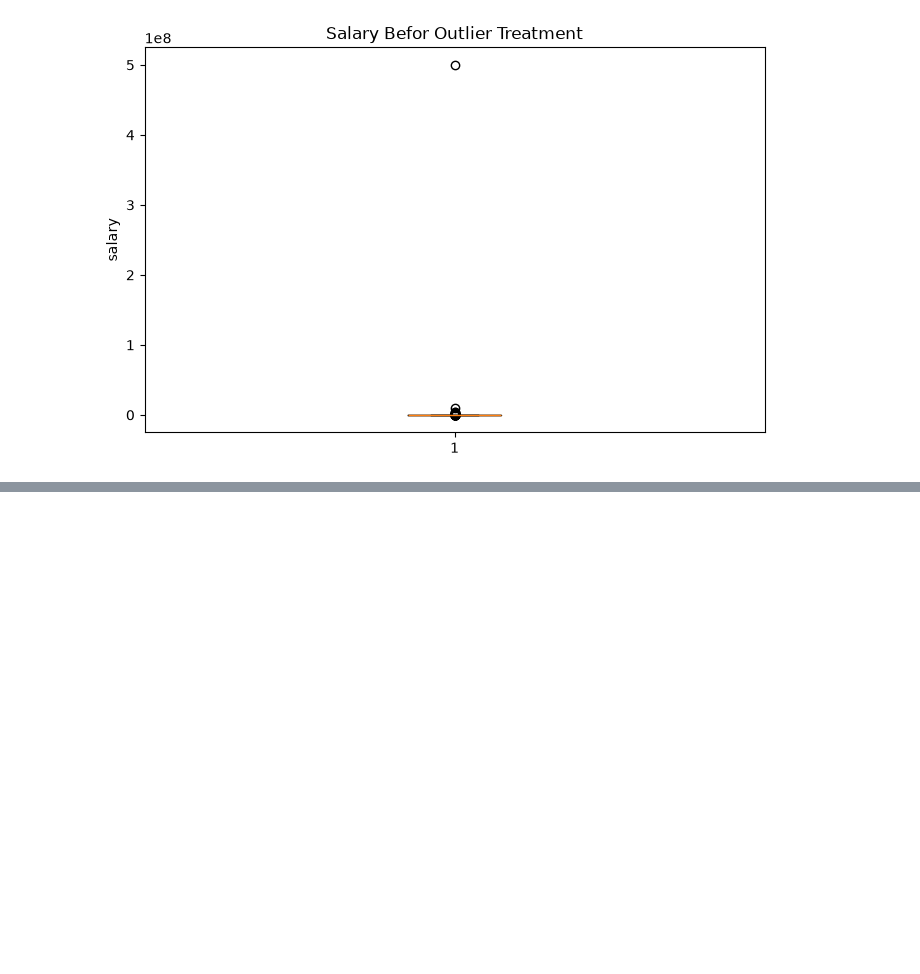
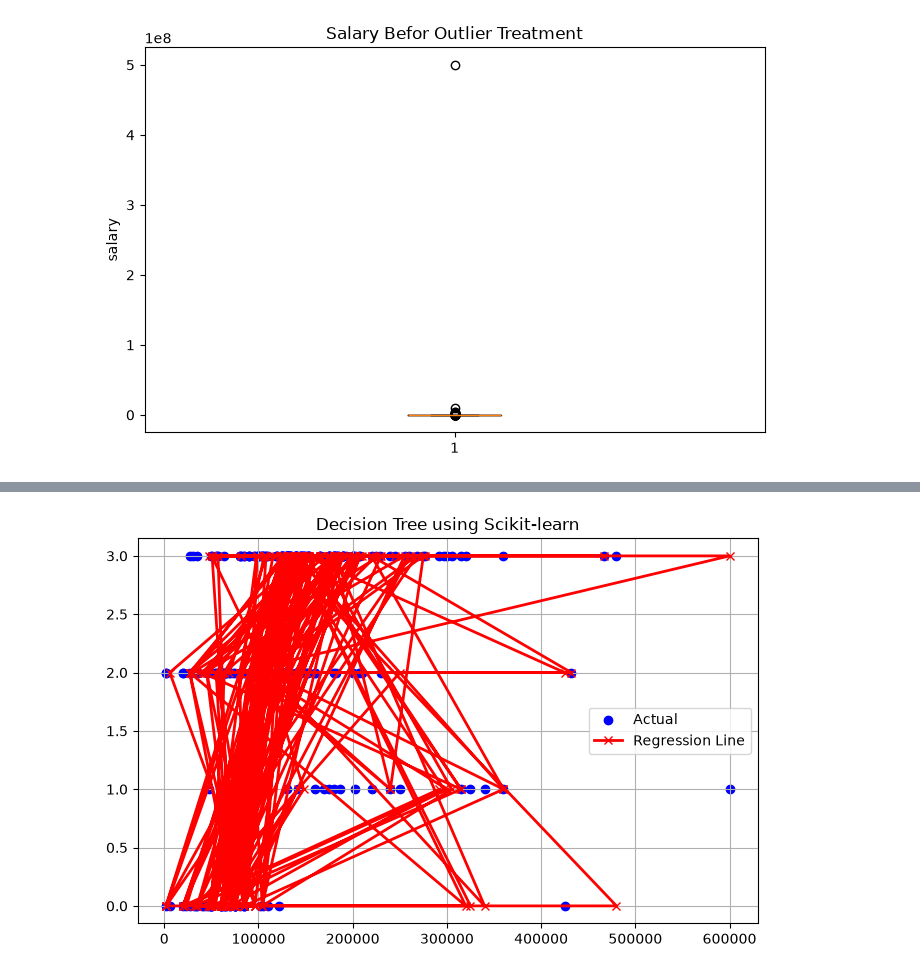
Before and after one commit to sujansure978/Sujan-training-journey-on-AIML, a Jupyter notebook: Cyber_salary_dataset.ipynb, the cells around one changed output, grey strips where cells are left out. Cells and saved outputs as stored; diff of their text form; code cells hidden in the pictures; blank space fills up the shorter version.

```diff
--- a/Cyber_salary_dataset.ipynb
+++ b/Cyber_salary_dataset.ipynb
@@ -104,3 +104,68 @@ plt.ylabel('salary')
 plt.show()
 # %% [output]
 [figure]
+# %%
+from sklearn.tree import DecisionTreeClassifier
+from sklearn.preprocessing import LabelEncoder
+from sklearn.metrics import accuracy_score,confusion_matrix,classification_report,f1_score,recall_score,precision_score
+X=df[["salary"]]
+y=df[["experience_level"]]
+label_encoder=LabelEncoder()
+y=label_encoder.fit_transform(y)
+X_train,X_test,y_train,y_test=train_test_split(
+    X,
+    y,
+    test_size=0.20,
+    random_state=42
+)
+model= DecisionTreeClassifier(random_state=42)
+model.fit(X_train,y_train)
+#print(model.intercept_)
+#print(model.coef_)
+y_pred=model.predict(X_test)
+result=pd.DataFrame({
+    "Salary":X_test["salary"].values,
+    "Actual city":label_encoder.inverse_transform(y_test),
+    "Predicted city":label_encoder.inverse_transform(y_pred)
+})
+print("\n Actual VS prdicted Experienced level")
+print(result.head(10))
+print("\nAccuary:")
+print(accuracy_score(y_test,y_pred))
+print("\nClassfication Report:")
+print(classification_report(y_test,y_pred))
+print("\nConfusion Matrix:")
+print(confusion_matrix(y_test,y_pred))
+print("\n F1-score:")
+print(f1_score(y_test,y_pred,average='weighted'))
+print("\n Recall Score:")
+print(recall_score(y_test,y_pred,average='weighted'))
+print("\n Precision Score:")
+print(precision_score(y_test,y_pred,average='weighted'))
+
+# Plot
+plt.figure(figsize=(8,5))
+
+plt.scatter(
+    X_test["salary"],
+    y_test,
+    color="blue",
+    label="Actual"
+)
+
+plt.plot(
+    X_test["salary"],
+    y_pred,
+    color="red",
+    marker="x",
+    linewidth=2,
+    label="Regression Line"
+)
+
+plt.title("Decision Tree using Scikit-learn")
+plt.xlabel=("salary")
+plt.ylabel=("Experience Level")
+plt.legend()
+plt.grid(True)
+plt.show()
+# %% [output]
@@ -106,0 +189 @@ plt.show()
+[figure, added]
```
Also changed, not shown: parts of 1 cell of this notebook, 3 other files.
